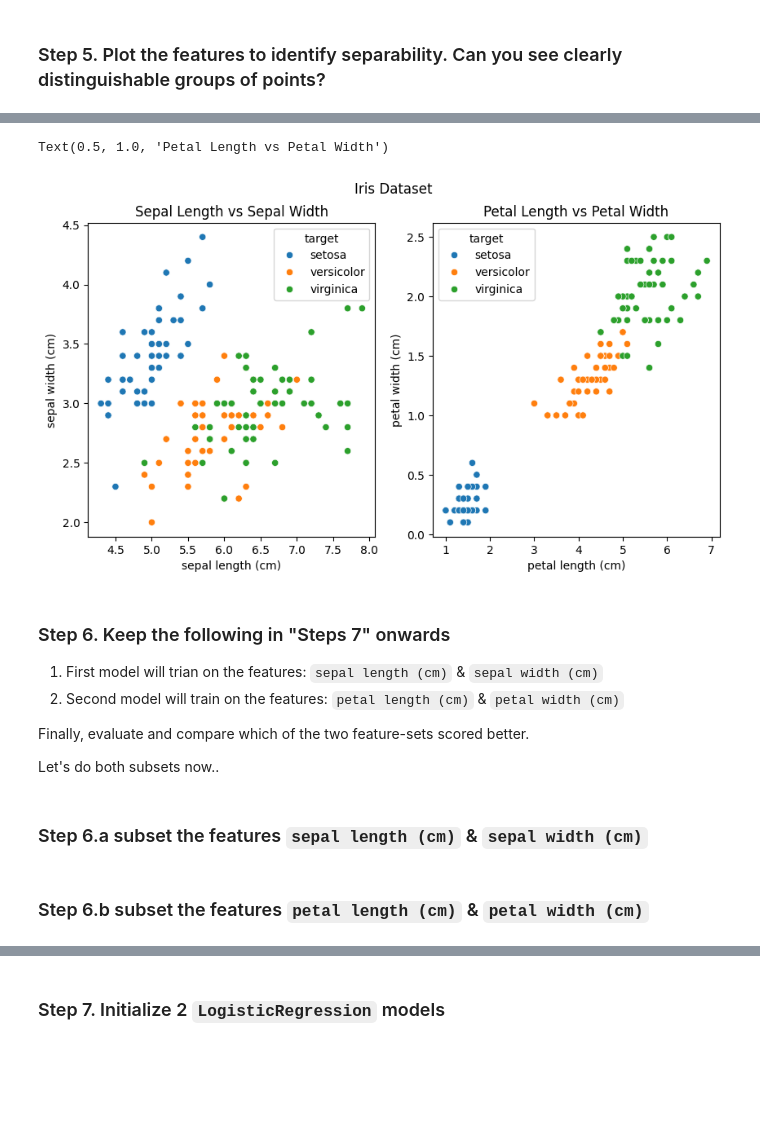
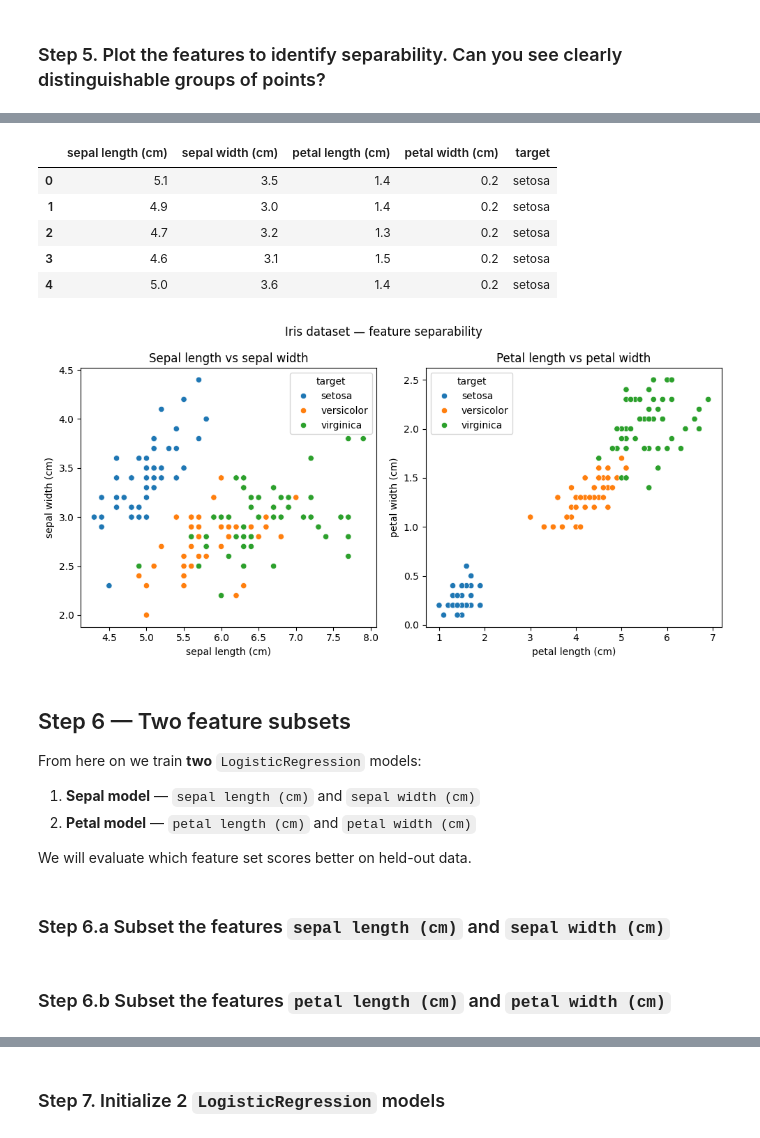
Before and after one commit to HassanAlgoz/AAI, a Jupyter notebook: courses/Machine_Learning/exercises/05/03_classification_solution.ipynb, the cells around one changed output, grey strips where cells are left out. Drawn from its saved outputs; the diff is of its cells as text; code cells hidden in the pictures; blank space fills up the shorter version.

```diff
--- a/courses/Machine_Learning/exercises/05/03_classification_solution.ipynb
+++ b/courses/Machine_Learning/exercises/05/03_classification_solution.ipynb
@@ -11,4 +67,4 @@ import sklearn
 # %% [markdown]
 ### Step 1.a Load the data
 # %%
-iris = sklearn.datasets.load_iris(as_frame=True)
+iris = load_iris(as_frame=True)
@@ -15,5 +79,6 @@ iris = sklearn.datasets.load_iris(as_frame=True)
 # %% [markdown]
 ### Step 2.a Assign variables `X` to the features and `y` to the target
 # %%
-X, y = iris.data, iris.target
+X = iris.data
+y = iris.target
 # %% [markdown]
@@ -97,47 +158,61 @@ full_df
 # %%
-import matplotlib.pyplot as plt
-import seaborn as sns
+full_df = pd.concat([X, y], axis=1)
 
-fig, ax = plt.subplots(1, 2, figsize=(10, 5))
+# Map integer codes to species names for readable plots
+species_names = {0: 'setosa', 1: 'versicolor', 2: 'virginica'}
+full_df['target'] = full_df['target'].map(species_names)
+
+display(full_df.head())
+
+fig, axes = plt.subplots(
+    1,
+    2,
+    figsize=(10, 5),
+)
 
 sns.scatterplot(
     data=full_df,
     x='sepal length (cm)',
     y='sepal width (cm)',
     hue='target',
-    ax=ax[0]
+    ax=axes[0],
 )
+axes[0].set_title('Sepal length vs sepal width')
+
 sns.scatterplot(
     data=full_df,
     x='petal length (cm)',
     y='petal width (cm)',
     hue='target',
-    ax=ax[1]
+    ax=axes[1],
 )
+axes[1].set_title('Petal length vs petal width')
 
-fig.suptitle("Iris Dataset")
-
-ax[0].set_title("Sepal Length vs Sepal Width")
-ax[1].set_title("Petal Length vs Petal Width")
-
-# plt.tight_layout()
+fig.suptitle('Iris dataset — feature separability')
+fig.tight_layout()
+plt.show()
 # %% [output]
-Text(0.5, 1.0, 'Petal Length vs Petal Width')
+|  | sepal length (cm) | sepal width (cm) | petal length (cm) | petal width (cm) | target |
+| 0 | 5.1 | 3.5 | 1.4 | 0.2 | setosa |
+| 1 | 4.9 | 3.0 | 1.4 | 0.2 | setosa |
+| 2 | 4.7 | 3.2 | 1.3 | 0.2 | setosa |
+| 3 | 4.6 | 3.1 | 1.5 | 0.2 | setosa |
+| 4 | 5.0 | 3.6 | 1.4 | 0.2 | setosa |
-[figure, old version]
+[figure, new version]
 # %% [markdown]
-### Step 6. Keep the following in "Steps 7" onwards
+## Step 6 — Two feature subsets
 
-1. First model will trian on the features: `sepal length (cm)` & `sepal width (cm)`
-2. Second model will train on the features: `petal length (cm)` & `petal width (cm)`
+From here on we train **two** `LogisticRegression` models:
 
-Finally, evaluate and compare which of the two feature-sets scored better.
+1. **Sepal model** — `sepal length (cm)` and `sepal width (cm)`
+2. **Petal model** — `petal length (cm)` and `petal width (cm)`
 
-Let's do both subsets now..
+We will evaluate which feature set scores better on held-out data.
 # %% [markdown]
-### Step 6.a subset the features `sepal length (cm)` & `sepal width (cm)`
+### Step 6.a Subset the features `sepal length (cm)` and `sepal width (cm)`
 # %%
 X_sepal = X[['sepal length (cm)', 'sepal width (cm)']]
 # %% [markdown]
-### Step 6.b subset the features `petal length (cm)` & `petal width (cm)`
+### Step 6.b Subset the features `petal length (cm)` and `petal width (cm)`
 # %%
 X_petal = X[['petal length (cm)', 'petal width (cm)']]
```
Also changed, not shown: parts of 59 cells of this notebook, 1 other file.
